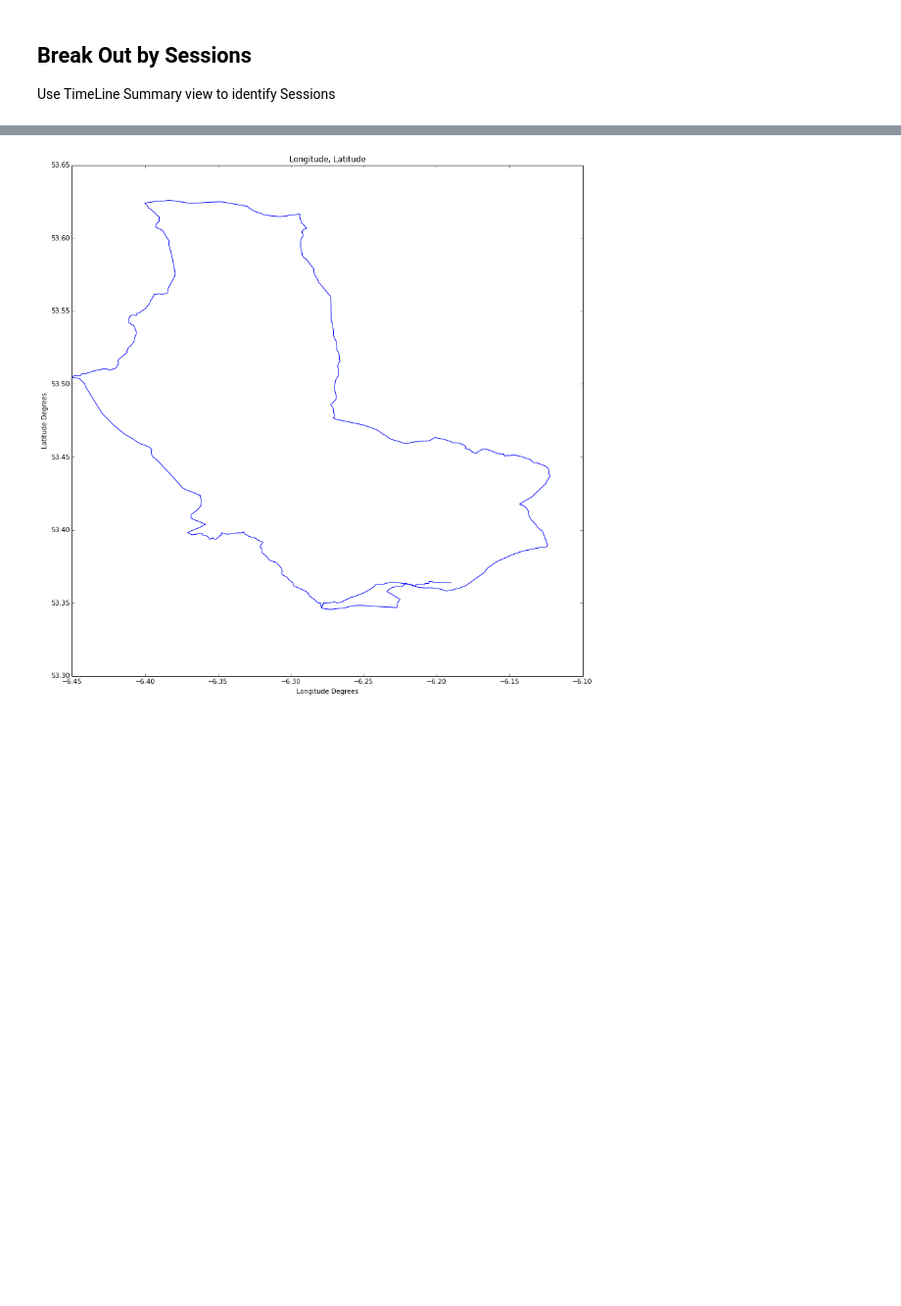
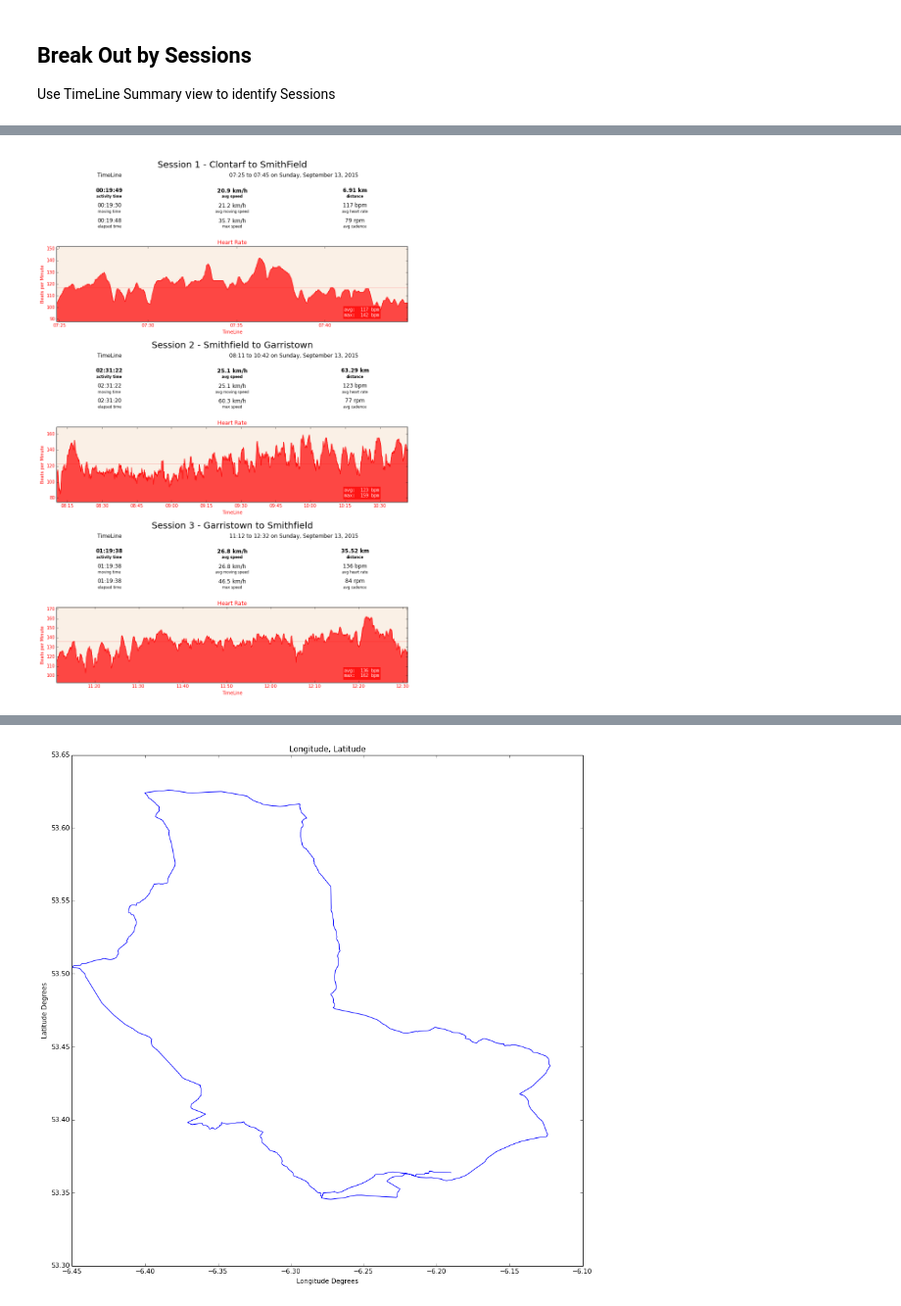
Before and after one commit to patclaffey/docker_jupyter, a Jupyter notebook: notebooks/Summary.ipynb, the cells around one changed output, grey strips where cells are left out. Shown at 98% size. Saved outputs shown, nothing was run; the diff lists cells and outputs as text; code cells hidden in the pictures; blank space fills up the shorter version.

```diff
--- a/notebooks/Summary.ipynb
+++ b/notebooks/Summary.ipynb
@@ -388,0 +37,9 @@ for plot_num in range( 0, plot_qty ):
+# %%
+view_type = 'timeline2'
+
+#column_name = 'speed'
+column_name = 'heart_rate'
+
+session_overview(view_type, column_name)
+# %% [output]
+[figure, added]
```
Also changed, not shown: parts of 25 cells of this notebook, 2 other files.
